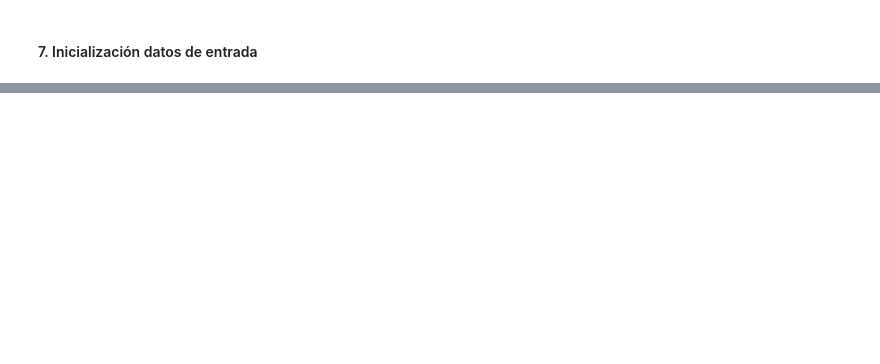
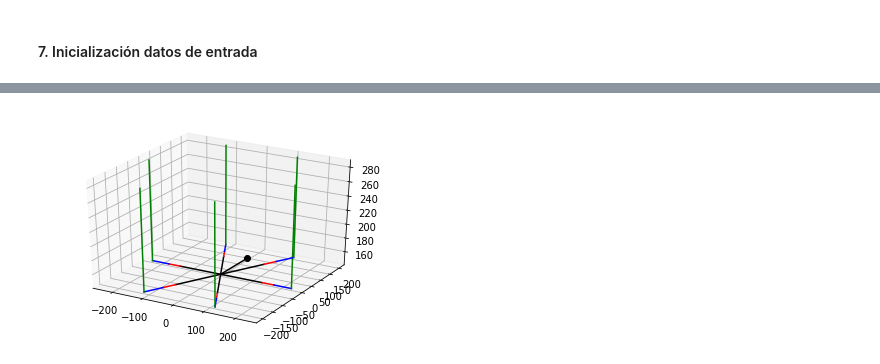
Before and after one commit to KingDarBoja/HexapodPF, a Jupyter notebook: PythonIK/CinematicaInversaHexapodo.ipynb, the cells around one changed output, grey strips where cells are left out. Cells and saved outputs as stored; diff of their text form; code cells hidden in the pictures; blank space fills up the shorter version.

```diff
--- a/PythonIK/CinematicaInversaHexapodo.ipynb
+++ b/PythonIK/CinematicaInversaHexapodo.ipynb
@@ -353,0 +342,8 @@ Lista de los ángulos theta 2 calculados:
+# %%
+print("\n\033[1m" + "ÁNGULOS THETA 2 CALCULADOS / COORDENADAS X, Y, Z RELATIVAS AL CUERPO" + "\033[0m")
+Theta_3 = []
+for index, value in enumerate(CoordXZ_Femur.T) :
+    b_len = math.sqrt(math.pow(value[0], 2) + math.pow(value[1], 2))
+    Theta_3 += [180 - math.acos((math.pow(lin_2, 2) + math.pow(lin_3, 2) - math.pow(b_len,2)) / (2*lin_2*lin_3)) * 180 / math.pi]
+    print("Pata N°{} = {: ^6.2f} | X: {: ^10.2f} | Y: {: ^10.2f} | Z: {: ^10.2f}"
+          .format(index+1, Theta_3[index], value[0], value[1], value[2]))
@@ -471,0 +472,29 @@ Pata N°6: Coordenada X: 116.0 - Coordenada Y: 200.0
+# %%
+fig = plt.figure()
+ax = fig.add_subplot(111, projection='3d')
+
+for i in range(6):
+    ax.plot([CoordEnd_c[0,i], CoordStart_c[0]],
+            [CoordEnd_c[1,i], CoordStart_c[1]],
+            zs=[CoordEnd_c[2,i], CoordStart_c[2]], c='k')
+    ax.plot([CoordEnd_c[0,i], CoordEnd_1[0,i]],
+            [CoordEnd_c[1,i], CoordEnd_1[1,i]],
+            zs=[CoordEnd_c[2,i], CoordEnd_1[2,i]], c='r')
+    ax.plot([CoordEnd_1[0,i], CoordEnd_2[0,i]],
+            [CoordEnd_1[1,i], CoordEnd_2[1,i]],
+            zs=[CoordEnd_1[2,i], CoordEnd_2[2,i]], c='b')
+    ax.plot([CoordEnd_2[0,i], CoordEnd_3[0,i]],
+            [CoordEnd_2[1,i], CoordEnd_3[1,i]],
+            zs=[CoordEnd_2[2,i], CoordEnd_3[2,i]], c='g')
+
+
+# Agregamos una linea extra para diferenciar cual es el frente
+CoordFront = (TransfMatrRPY*TransfMatrBP).subs([(g_k, pi/2)] + inVal3)*Matrix([0, 0, 0, 1])
+ax.plot([CoordFront[0], CoordStart_c[0]], [CoordFront[1], CoordStart_c[1]], zs=[CoordFront[2], CoordStart_c[2]],
+        c='k')
+ax.plot([CoordFront[0]], [CoordFront[1]], zs=[CoordFront[2]],
+        c='k', markeredgecolor='k', marker='o')
+
+plt.show()
+# %% [output]
+[figure, added]
```
Also changed, not shown: parts of 20 cells of this notebook, 3 other files.
